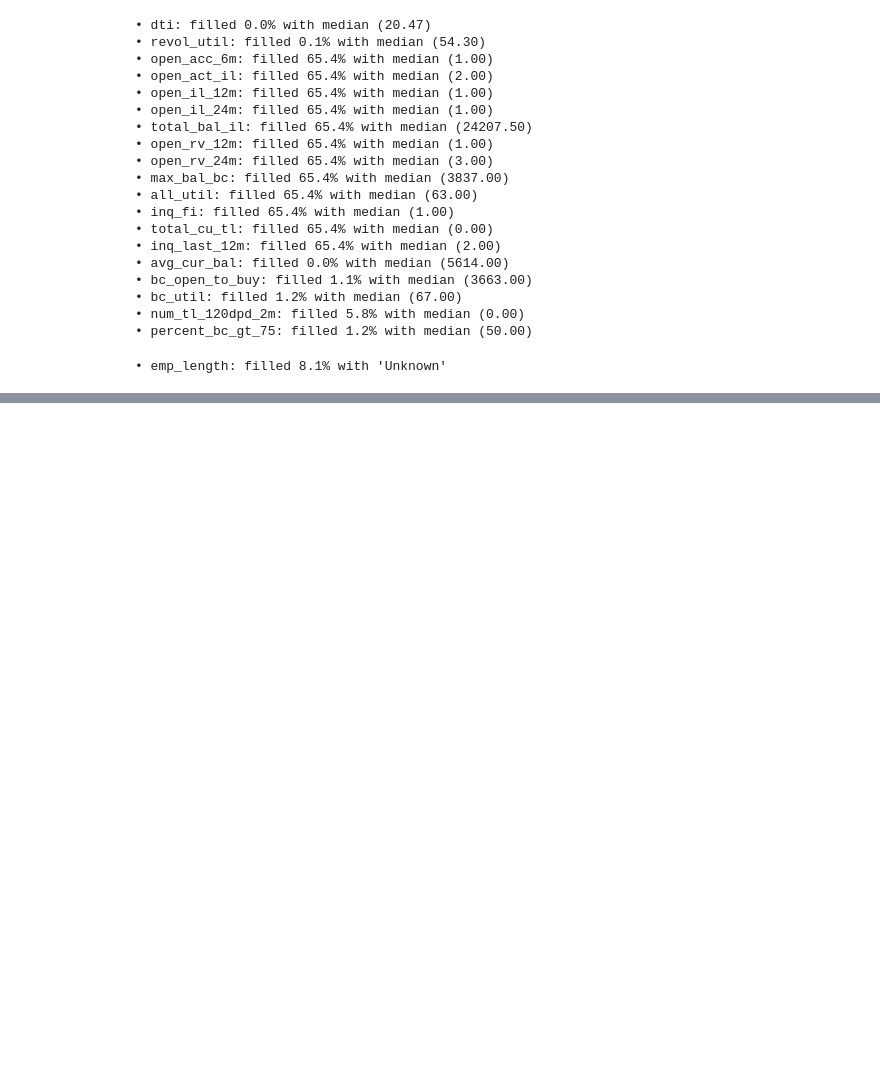
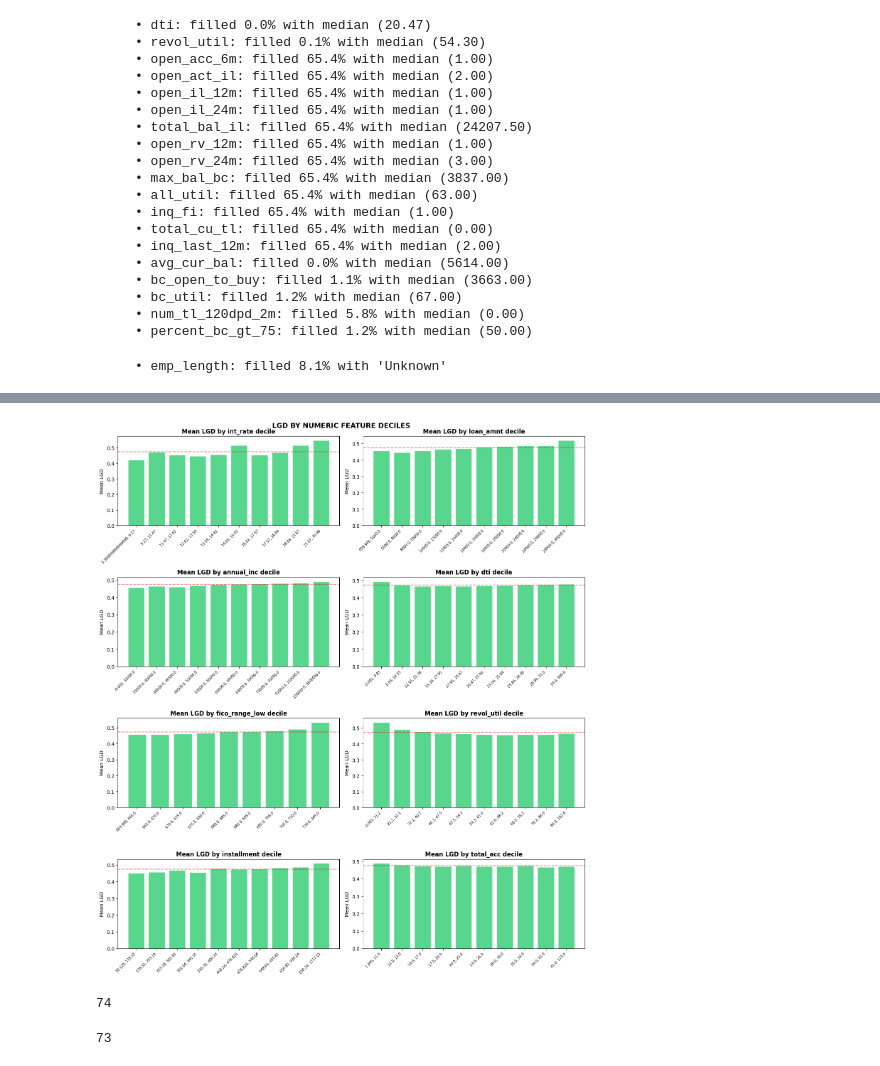
Before and after one commit to IAMLATI/Predicting-Loss-Given-Default-, a Jupyter notebook: Predicting_Loan_Default_Loss_(Loss_Given_Default).ipynb, the cells around one changed output, grey strips where cells are left out. Cells and saved outputs as stored; diff of their text form; code cells hidden in the pictures; blank space fills up the shorter version.

```diff
--- a/Predicting_Loan_Default_Loss_(Loss_Given_Default).ipynb
+++ b/Predicting_Loan_Default_Loss_(Loss_Given_Default).ipynb
@@ -425,0 +481,43 @@ print(f"\n   ✅ Remaining missing values: {df[features].isnull().sum().sum()}")
+# %%
+key_numeric = ['int_rate', 'loan_amnt', 'annual_inc', 'dti',
+               'fico_range_low', 'revol_util', 'installment', 'total_acc']
+key_numeric = [c for c in key_numeric if c in df.columns]
+# %%
+if len(key_numeric) > 0:
+    n_cols = 2
+    n_rows = (len(key_numeric) + n_cols - 1) // n_cols
+    fig, axes = plt.subplots(n_rows, n_cols, figsize=(14, 4 * n_rows))
+    axes = axes.flatten()
+
+    for i, col in enumerate(key_numeric):
+        # Bin into deciles and plot mean LGD per bin
+        try:
+            df['_bin'] = pd.qcut(df[col], q=10, duplicates='drop')
+            binned = df.groupby('_bin')['LGD'].mean()
+            axes[i].bar(range(len(binned)), binned.values,
+                       color='#2ecc71', alpha=0.8, edgecolor='white')
+            axes[i].set_xticks(range(len(binned)))
+            labels = [str(x).replace('(', '').replace(']', '') for x in binned.index]
+            axes[i].set_xticklabels(labels, rotation=45, ha='right', fontsize=7)
+            axes[i].set_ylabel('Mean LGD')
+            axes[i].set_title(f'Mean LGD by {col} decile', fontweight='bold')
+            axes[i].axhline(df['LGD'].mean(), color='red', ls='--', alpha=0.5)
+            df.drop(columns='_bin', inplace=True)
+        except Exception as e:
+            axes[i].text(0.5, 0.5, f'Could not plot {col}\n{str(e)[:50]}',
+                        transform=axes[i].transAxes, ha='center')
+
+    for j in range(i + 1, len(axes)):
+        axes[j].set_visible(False)
+
+    plt.suptitle('LGD BY NUMERIC FEATURE DECILES', fontsize=14, fontweight='bold')
+    plt.tight_layout()
+    plt.savefig('04_lgd_by_numerics.png', dpi=150, bbox_inches='tight')
+    plt.show()
+    plt.close()
+# %% [output]
+[figure, added]
+# %%
+len(numeric_feats)
+# %% [output]
+74
@@ -425,0 +526,4 @@ print(f"\n   ✅ Remaining missing values: {df[features].isnull().sum().sum()}")
+# %%
+len(numeric_feats)
+# %% [output]
+73
```
Also changed, not shown: parts of 19 cells of this notebook.
